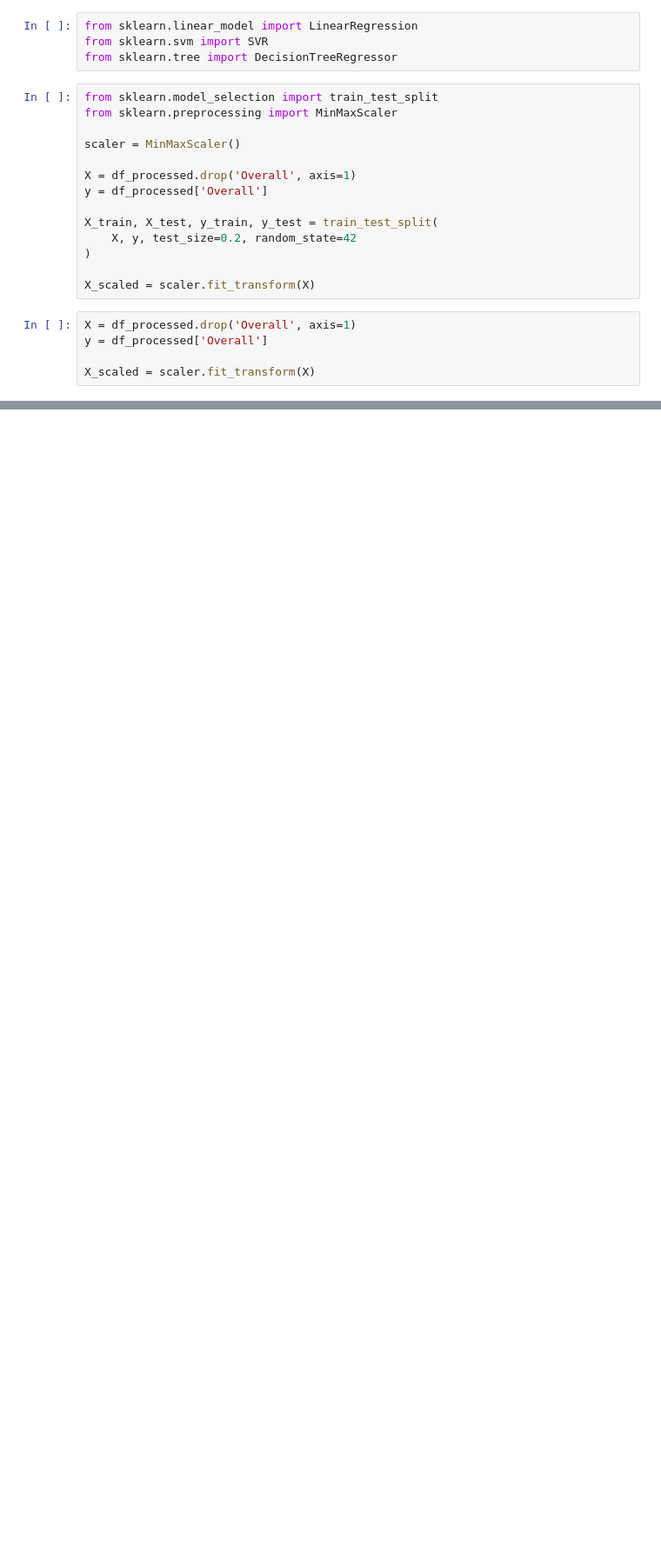
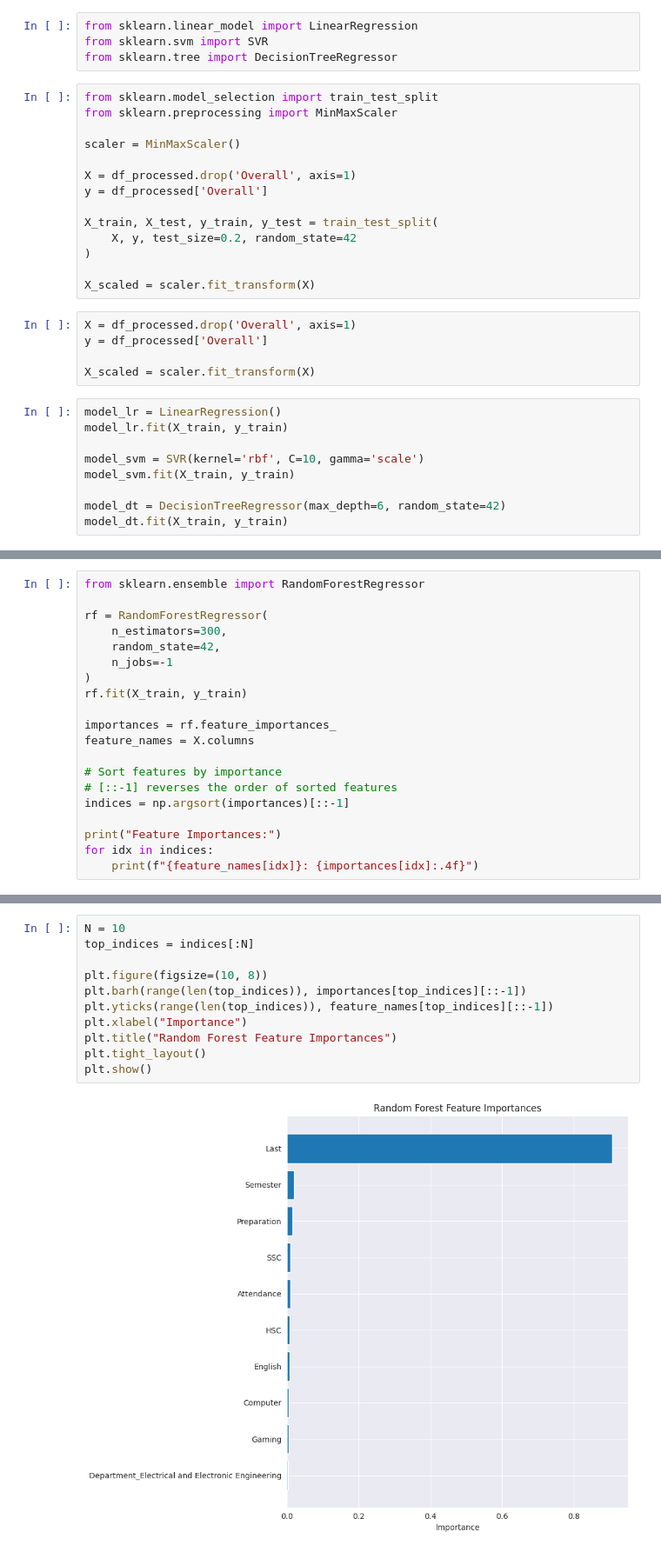
Before and after one commit to leyas-official/CS461_Project, a Jupyter notebook: preprocessing.ipynb, the cells around one changed output, grey strips where cells are left out. Shown at 87% size. Cells and saved outputs as stored; diff of their text form; blank space fills up the shorter version.

```diff
--- a/preprocessing.ipynb
+++ b/preprocessing.ipynb
@@ -208,3 +208,12 @@ X = df_processed.drop('Overall', axis=1)
 y = df_processed['Overall']
 
 X_scaled = scaler.fit_transform(X)
+# %%
+model_lr = LinearRegression()
+model_lr.fit(X_train, y_train)
+
+model_svm = SVR(kernel='rbf', C=10, gamma='scale')
+model_svm.fit(X_train, y_train)
+
+model_dt = DecisionTreeRegressor(max_depth=6, random_state=42)
+model_dt.fit(X_train, y_train)
@@ -227,3 +248,22 @@ NameError: name 'model_lr' is not defined
 # %%
+from sklearn.ensemble import RandomForestRegressor
+
+rf = RandomForestRegressor(
+    n_estimators=300,
+    random_state=42,
+    n_jobs=-1
+)
+rf.fit(X_train, y_train)
+
+importances = rf.feature_importances_
+feature_names = X.columns
+
+# Sort features by importance
+# [::-1] reverses the order of sorted features
+indices = np.argsort(importances)[::-1]
+
+print("Feature Importances:")
+for idx in indices:
+    print(f"{feature_names[idx]}: {importances[idx]:.4f}")
 # %% [output]
 Feature Importances:
@@ -245,0 +286,13 @@ Department_Public Health: 0.0001
+# %%
+N = 10
+top_indices = indices[:N]
+
+plt.figure(figsize=(10, 8))
+plt.barh(range(len(top_indices)), importances[top_indices][::-1])
+plt.yticks(range(len(top_indices)), feature_names[top_indices][::-1])
+plt.xlabel("Importance")
+plt.title("Random Forest Feature Importances")
+plt.tight_layout()
+plt.show()
+# %% [output]
+[figure, added]
```
Also changed, not shown: parts of 3 cells of this notebook.
